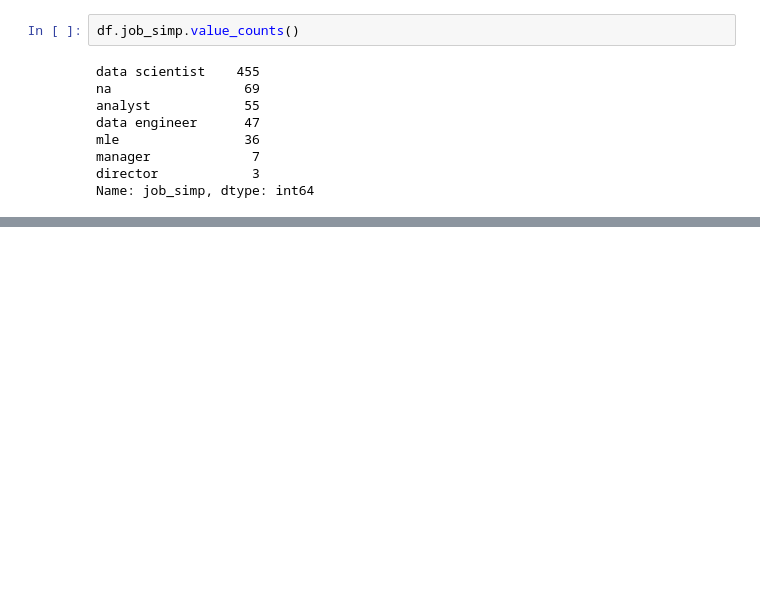
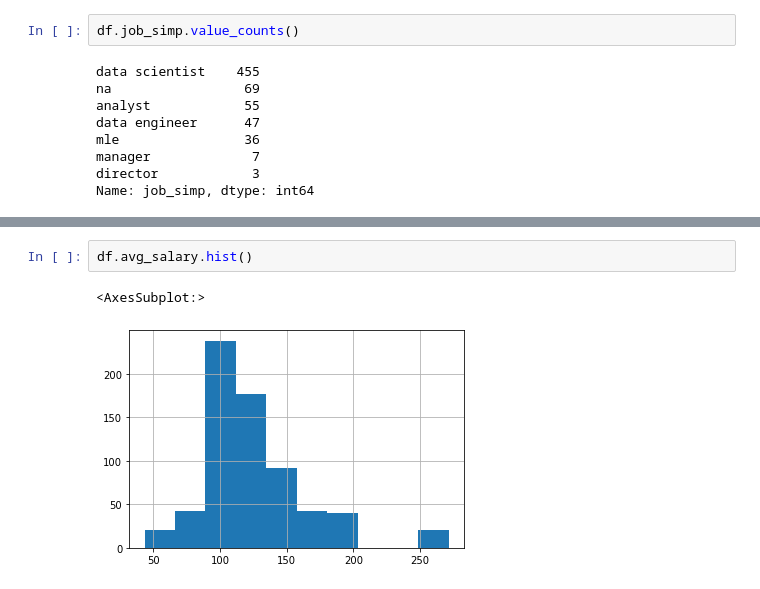
Before and after one commit to adityapoojary/ds_salary_proj, a Jupyter notebook: salary.ipynb, the cells around one changed output, grey strips where cells are left out. Cells and saved outputs as stored; diff of their text form; blank space fills up the shorter version.

```diff
--- a/salary.ipynb
+++ b/salary.ipynb
@@ -93,0 +176,5 @@ Name: job_state, dtype: int64
+# %%
+df.avg_salary.hist()
+# %% [output]
+<AxesSubplot:>
+[figure, added]
```
Also changed, not shown: parts of 34 cells of this notebook.
